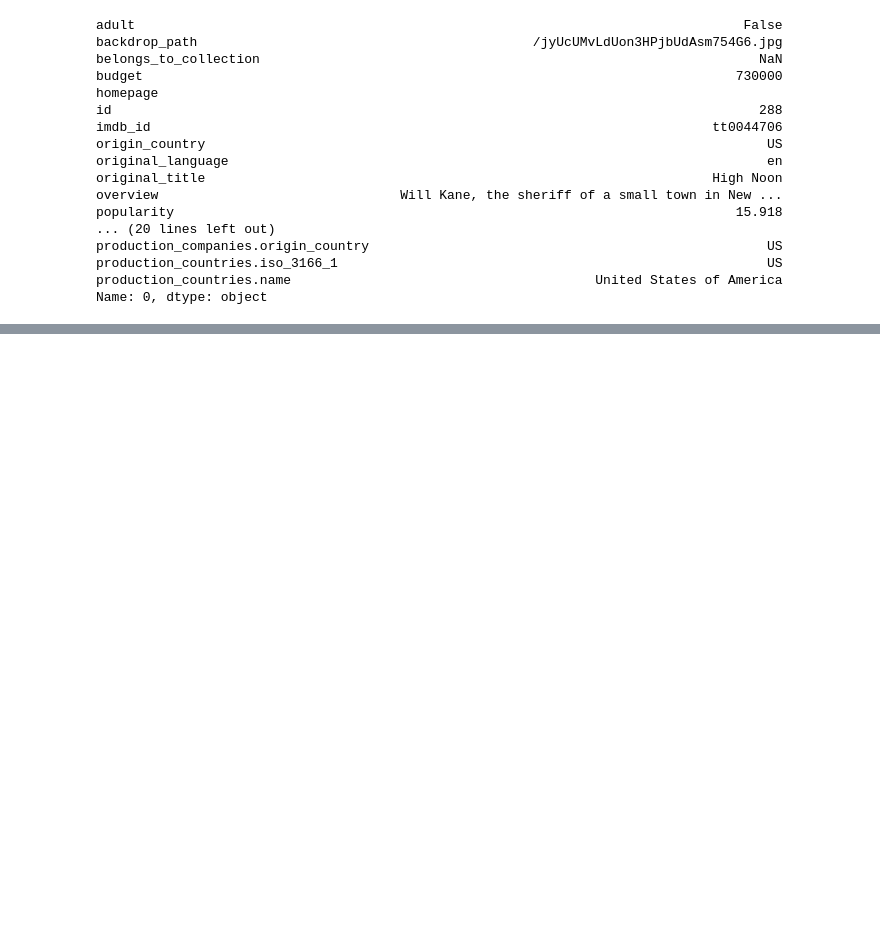
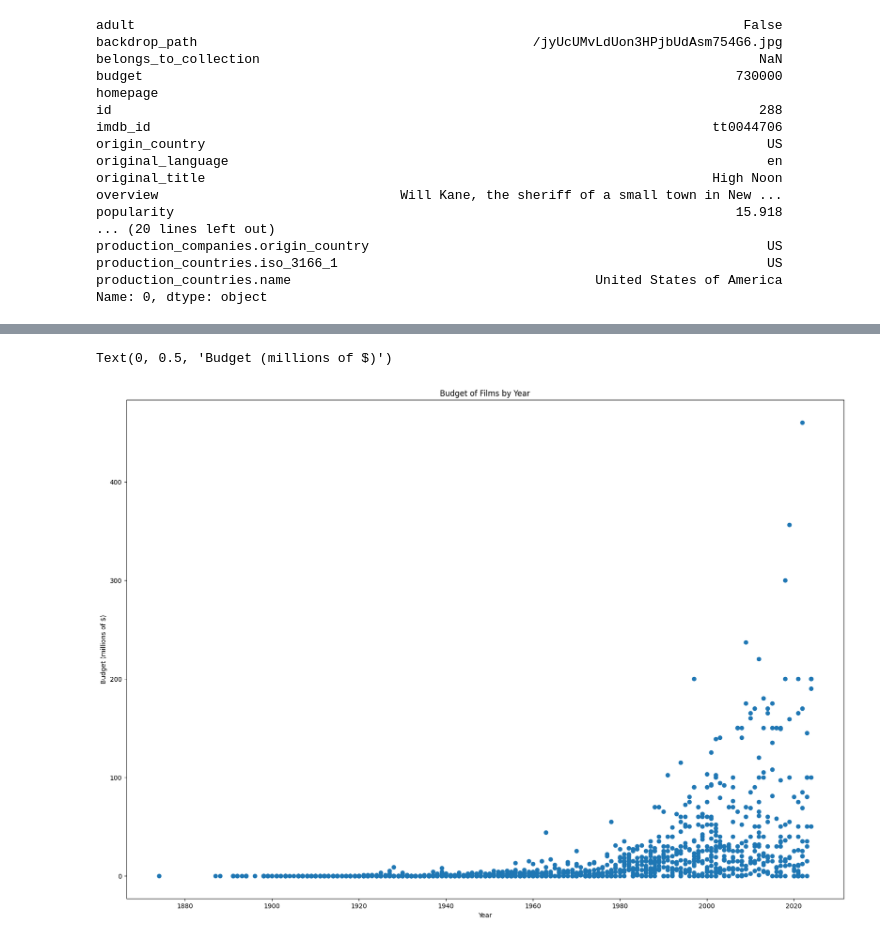
Before and after one commit to LukaszDygon/spooktober-app, a Jupyter notebook: analysis.ipynb, the cells around one changed output, grey strips where cells are left out. Cells and saved outputs as stored; diff of their text form; code cells hidden in the pictures; blank space fills up the shorter version.

Commit message:
feat: Some visualisation of budget

```diff
--- a/analysis.ipynb
+++ b/analysis.ipynb
@@ -44,3 +46,7 @@ production_companies.origin_country
 production_countries.iso_3166_1                                                       US
 production_countries.name                                       United States of America
 Name: 0, dtype: object
+# %%
+df['year'] = pd.DatetimeIndex(df['release_date']).year
+df_year = df.groupby('year')
+df_year.describe()
@@ -46,0 +69,18 @@ Name: 0, dtype: object
+# %%
+import matplotlib.pyplot as plt
+
+year_min = 1980
+year_max = 2024
+
+# Plot the scatter plot
+plt.figure(figsize=(20, 14))
+plt.scatter(df['year'], df['budget'] // 1_000_000)
+
+
+# Add a title and labels
+plt.title('Budget of Films by Year')
+plt.xlabel('Year')
+plt.ylabel('Budget (millions of $)')
+# %% [output]
+Text(0, 0.5, 'Budget (millions of $)')
+[figure, added]
```
Also changed, not shown: parts of 2 cells of this notebook.
